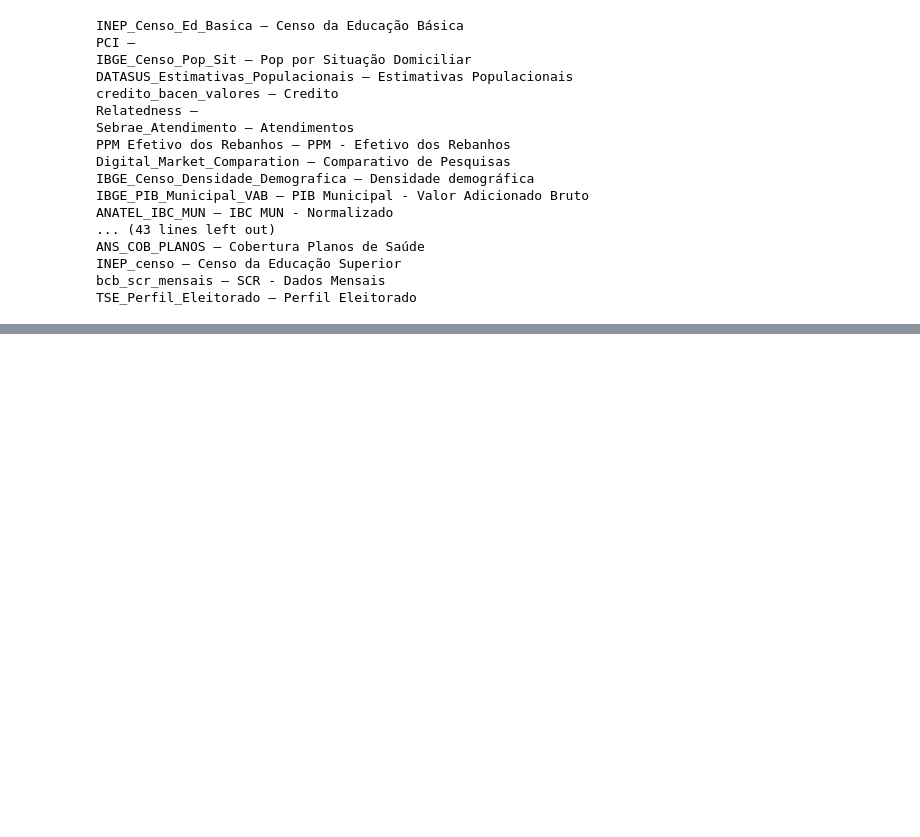
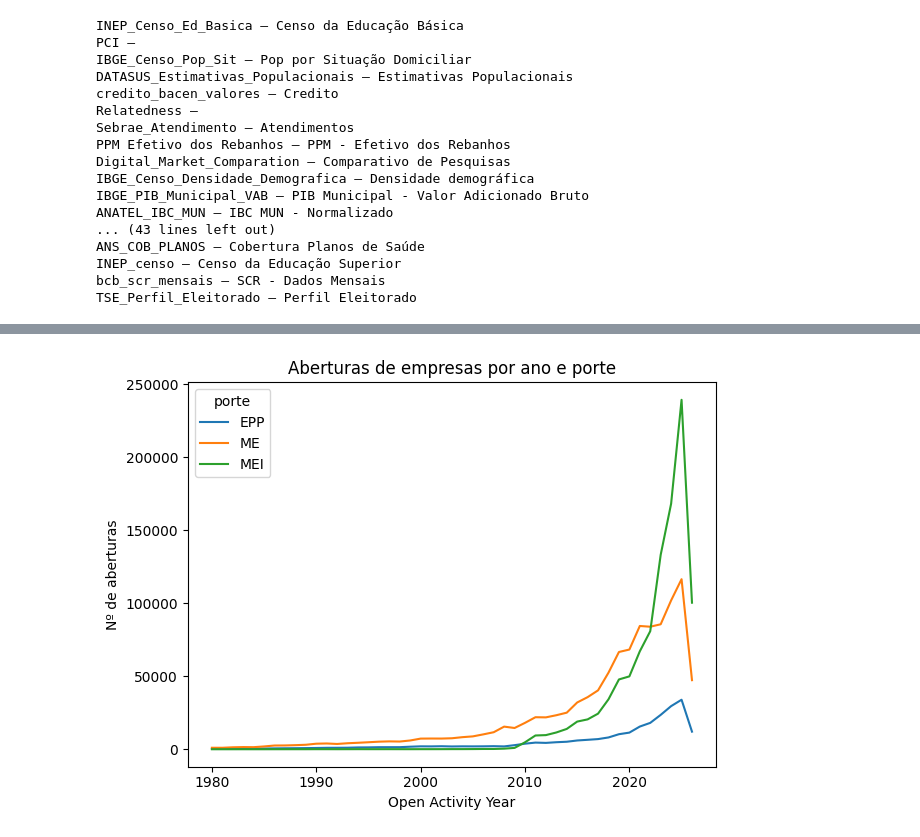
Before and after one commit to Pennini/TCC, a Jupyter notebook: notebooks/3. Dados Sebrae.ipynb, the cells around one changed output, grey strips where cells are left out. Cells and saved outputs as stored; diff of their text form; code cells hidden in the pictures; blank space fills up the shorter version.

```diff
--- a/notebooks/3. Dados Sebrae.ipynb
+++ b/notebooks/3. Dados Sebrae.ipynb
@@ -81,0 +123,9 @@ with open("../data/raw/sebrae.json", "w", encoding="utf-8") as f:
+# %%
+curva = (df_porte_ano[df_porte_ano["porte"].isin(["MEI", "ME", "EPP"])]
+         .pivot_table(index="Open Activity Year", columns="porte",
+                      values="Establishments", aggfunc="sum"))
+ax = curva.plot(title="Aberturas de empresas por ano e porte")
+ax.set_ylabel("Nº de aberturas")
+plt.tight_layout(); plt.show()
+# %% [output]
+[figure, added]
```
Also changed, not shown: parts of 15 cells of this notebook.
